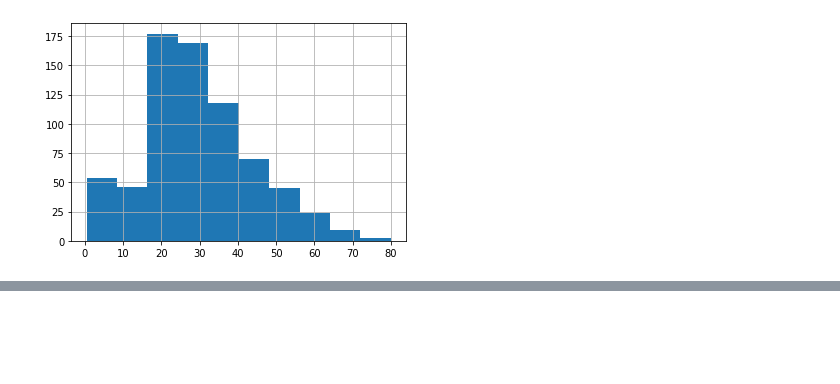
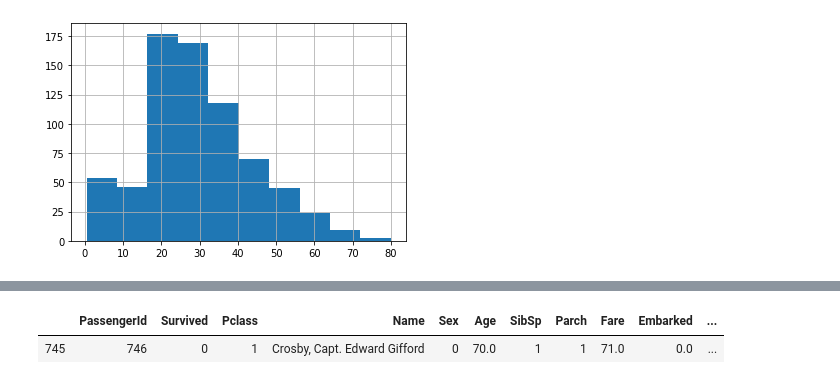
Before and after one commit to komi24/cours211019, a Jupyter notebook: titanic.ipynb, the cells around one changed output, grey strips where cells are left out. Drawn from its saved outputs; the diff is of its cells as text; code cells hidden in the pictures; blank space fills up the shorter version.

```diff
--- a/titanic.ipynb
+++ b/titanic.ipynb
@@ -55,0 +99,25 @@ df["Age"].hist()
+# %%
+import pandas as pd
+
+df = pd.read_csv("train.csv")
+df.describe()
+df.count()
+df.drop(columns=["Cabin", "Ticket"], inplace=True)
+df.count()
+df.dtypes
+df["Sex"] = df["Sex"].map({"female": 1, "male": 0})
+df.dtypes
+# Transformez Embarked en integer
+df["Embarked"] = df["Embarked"].map({"S": 0, "C": 1, "Q": 2})
+df.Name
+
+def extract_title(name):
+    return re.findall(", ([^.]*)\.", name)[0]
+
+df["Title"] = df["Name"].map(extract_title)
+
+titles = list(df.Title.unique())
+
+df.Title = df.Title.map(lambda t : titles.index(t))
+df.drop(columns=["Name"], inplace=True)
+df.dropna(inplace=True)
@@ -55,0 +141,8 @@ df["Age"].hist()
+# %%
+# Si la comptesse a survécu
+df[df["Title"] == "the Countess"]
+# Si la capitaine a survécu
+df[df["Title"] == "Capt"]
+# %% [output]
+|  | PassengerId | Survived | Pclass | Name | Sex | Age | SibSp | Parch | Fare | Embarked | ... |
+| 745 | 746 | 0 | 1 | Crosby, Capt. Edward Gifford | 0 | 70.0 | 1 | 1 | 71.0 | 0.0 | ... |
```
Also changed, not shown: parts of 5 cells of this notebook, 1 other file.
